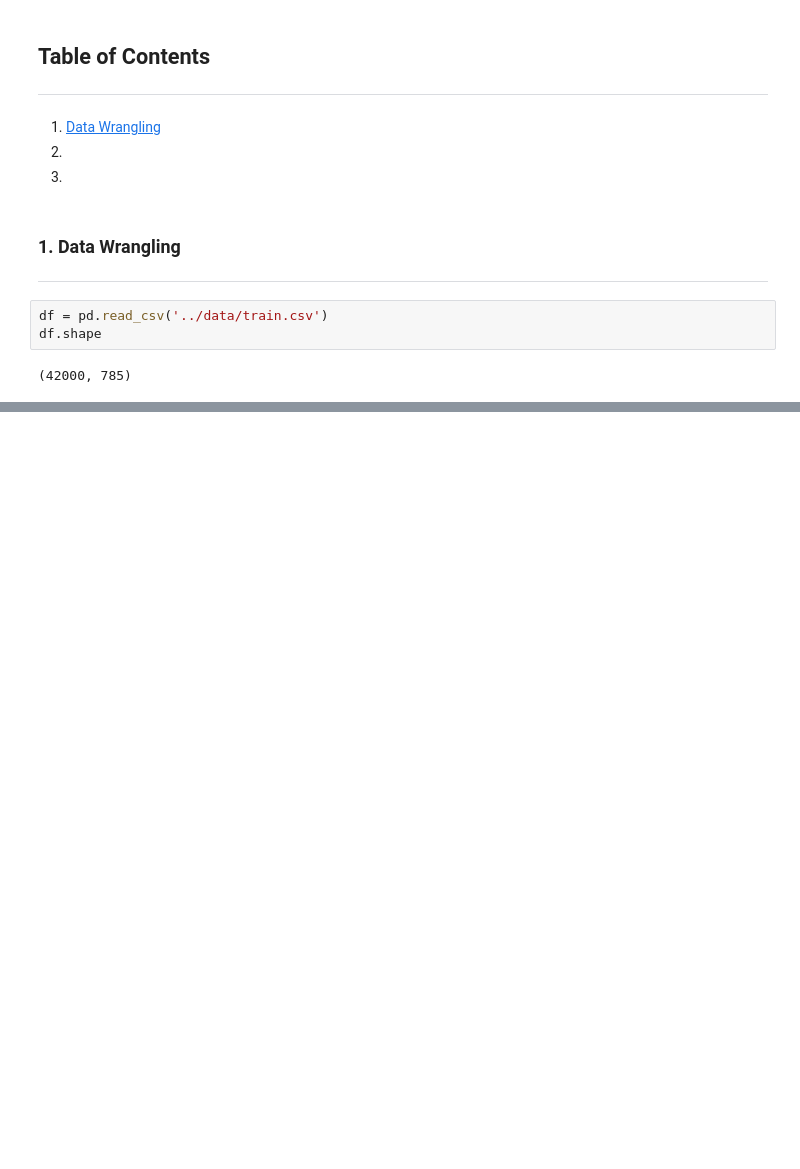
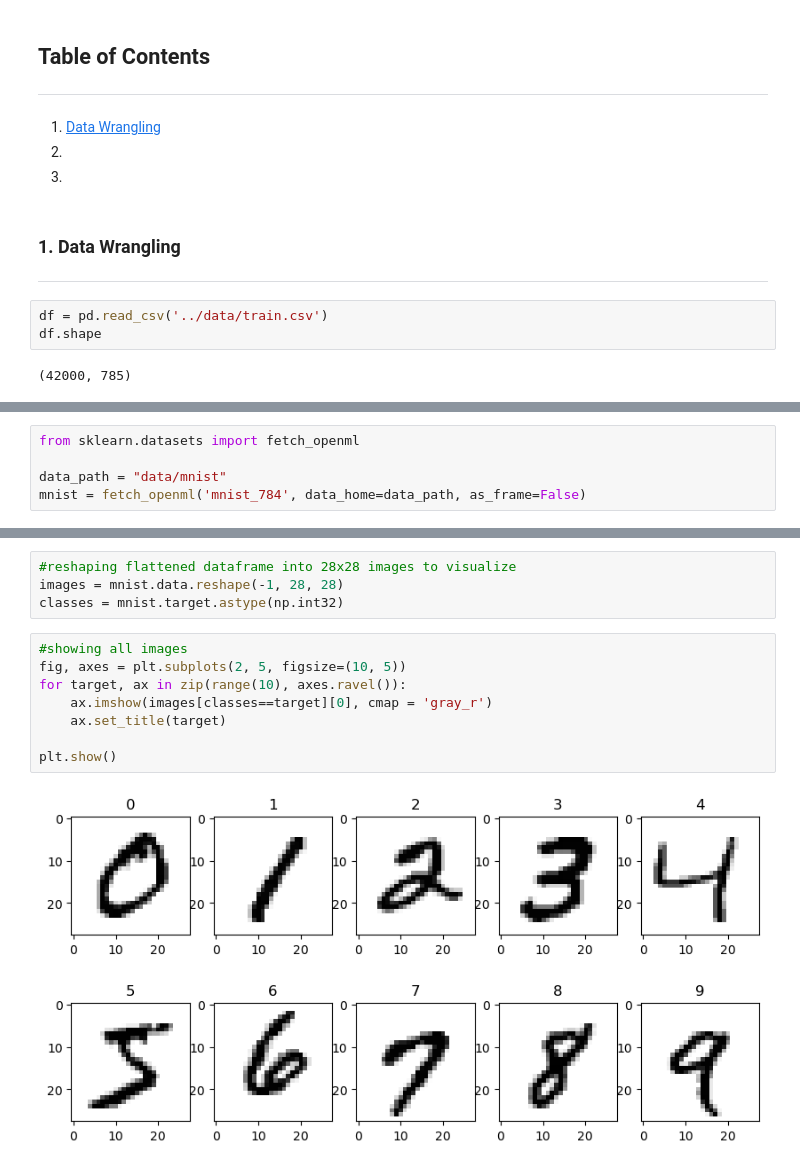
Before and after one commit to clem21chan/MNIST_Digit_Recognizer, a Jupyter notebook: Notebooks/MNIST_Digit_Recognizer.ipynb, the cells around one changed output, grey strips where cells are left out. Cells and saved outputs as stored; diff of their text form; blank space fills up the shorter version.

Commit message:
data quality and image visualization

```diff
--- a/Notebooks/MNIST_Digit_Recognizer.ipynb
+++ b/Notebooks/MNIST_Digit_Recognizer.ipynb
@@ -46,0 +127,5 @@ df.head()
+# %%
+from sklearn.datasets import fetch_openml
+
+data_path = "data/mnist"
+mnist = fetch_openml('mnist_784', data_home=data_path, as_frame=False)
@@ -46,0 +152,14 @@ df.head()
+# %%
+#reshaping flattened dataframe into 28x28 images to visualize
+images = mnist.data.reshape(-1, 28, 28)
+classes = mnist.target.astype(np.int32)
+# %%
+#showing all images
+fig, axes = plt.subplots(2, 5, figsize=(10, 5))
+for target, ax in zip(range(10), axes.ravel()):
+    ax.imshow(images[classes==target][0], cmap = 'gray_r')
+    ax.set_title(target)
+
+plt.show()
+# %% [output]
+[figure, added]
```
Also changed, not shown: parts of 10 cells of this notebook, 5 other files.
